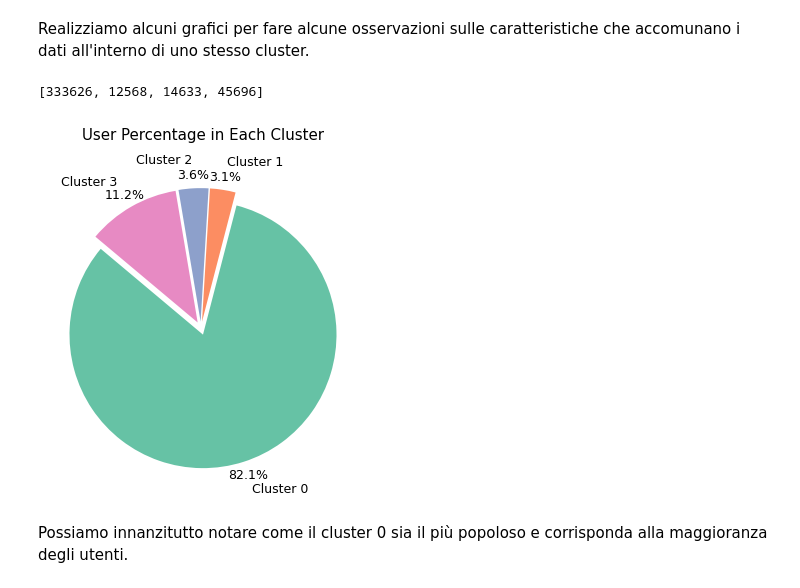
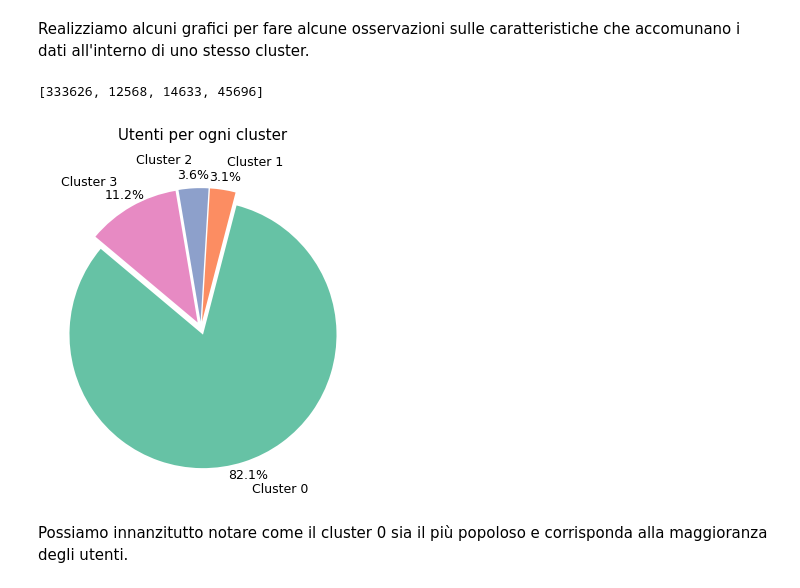
Before and after one commit to roby-ianny/IannelloSuffia_DataScienceProject, a Jupyter notebook: DataScienceProject.ipynb, the cells around one changed output. Drawn from its saved outputs; the diff is of its cells as text; code cells hidden in the pictures.

```diff
--- a/DataScienceProject.ipynb
+++ b/DataScienceProject.ipynb
@@ -1116,8 +1116,7 @@ for i in range(2,4):
     axs[i-2].plot(OLAP[2,i-1,:], label = 'High Activity')
     # scegliere se mantenere o rimuovere [fine]
     axs[i-2].plot(OLAP[3, i-1, :], label='Very High Activity')
-
-axs[1].legend(bbox_to_anchor=(1, 1), loc='upper left')
+    axs[i-2].legend(bbox_to_anchor=(0, 0), loc='lower left')
 
 fig.show()
 # %% [output]
@@ -1750,32 +1789,32 @@ Realizziamo alcuni grafici per fare alcune osservazioni sulle caratteristiche ch
 # %%
 cluster_sizes = [
     user_clustering[user_clustering['Cluster'] == 0].shape[0],
     user_clustering[user_clustering['Cluster'] == 1].shape[0],
     user_clustering[user_clustering['Cluster'] == 2].shape[0],
     user_clustering[user_clustering['Cluster'] == 3].shape[0]
 ]
 
 print(cluster_sizes)
 
 user_percentages = [
     cluster_sizes[0] / user_clustering.shape[0] * 100,
     cluster_sizes[1] / user_clustering.shape[0] * 100,
     cluster_sizes[2] / user_clustering.shape[0] * 100,
     cluster_sizes[3] / user_clustering.shape[0] * 100
 ]
 
 labels = ['Cluster 0', 'Cluster 1', 'Cluster 2', 'Cluster 3']
 explode = [0.05, 0.05, 0.05, 0.05]
 
 plt.figure(figsize=(4, 4))
 plt.pie(user_percentages, labels=labels, autopct='%1.1f%%', explode=explode, startangle=140, colors=colors, pctdistance=1.1, labeldistance=1.21)
-pie = plt.title('User Percentage in Each Cluster', pad=25)
+pie = plt.title('Utenti per ogni cluster', pad=25)
 
 plt.axis('equal')
 plt.show()
 # %% [output]
 [333626, 12568, 14633, 45696]
-[figure, old version]
+[figure, new version]
 # %% [markdown]
 Possiamo innanzitutto notare come il cluster 0 sia il più popoloso e corrisponda alla maggioranza degli utenti.
 # %% [markdown]
```
Also changed, not shown: parts of 10 cells of this notebook.
